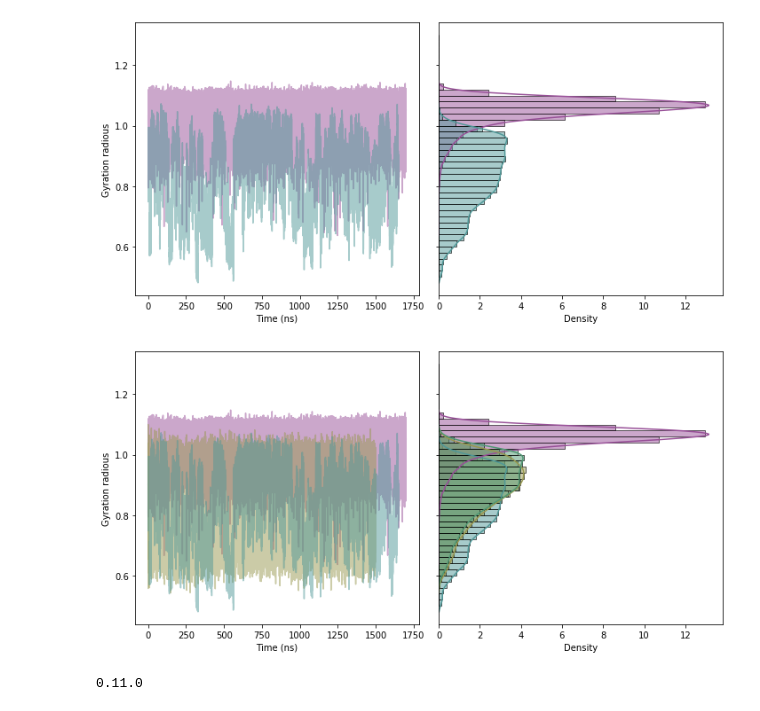
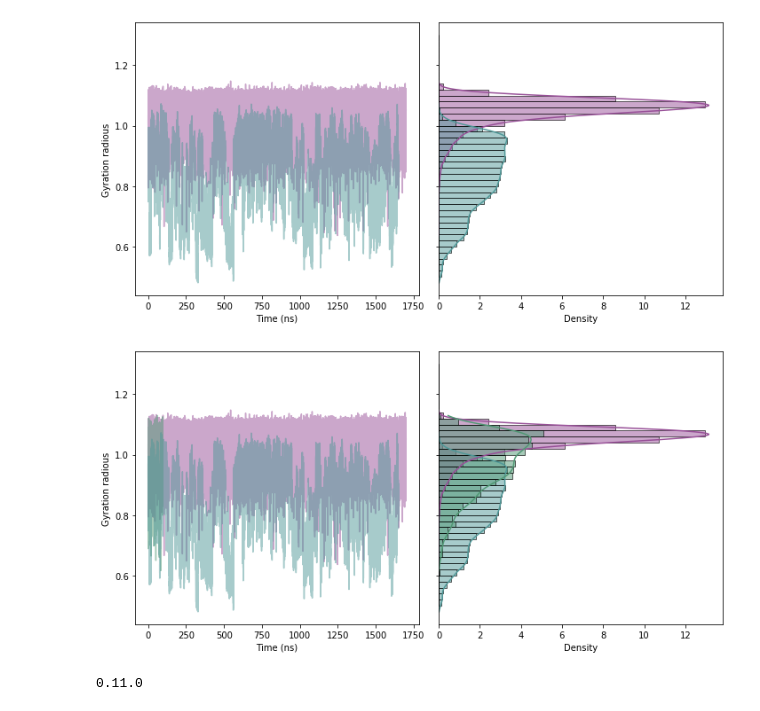
Before and after one commit to multi-ego/multi-eGO, a Jupyter notebook: gyration.ipynb, the cells around one changed output. Saved outputs shown, nothing was run; the diff lists cells and outputs as text; code cells hidden in the pictures.

Commit message:
harp0 exex

```diff
--- a/gyration.ipynb
+++ b/gyration.ipynb
@@ -15,16 +15,16 @@ smogtogromos_gyr_pairs.drop(['g', 'h', 'j'], axis=1, inplace = True)
 smogtogromos_gyr_pairs['time'] = smogtogromos_gyr_pairs['time']/1000
 
 
-greta_gyr_pairs = pd.read_csv('native_TTR/gyrate_greta.txt', sep = '\\s+', header=None)
-greta_gyr_pairs.columns = ['time', 'gyr', 'g', 'h', 'j']
-greta_gyr_pairs.drop(['g', 'h', 'j'], axis=1, inplace = True)
-greta_gyr_pairs['time'] = greta_gyr_pairs['time']/1000
+#greta_gyr_pairs = pd.read_csv('native_TTR/gyrate_greta.txt', sep = '\\s+', header=None)
+#greta_gyr_pairs.columns = ['time', 'gyr', 'g', 'h', 'j']
+#greta_gyr_pairs.drop(['g', 'h', 'j'], axis=1, inplace = True)
+#greta_gyr_pairs['time'] = greta_gyr_pairs['time']/1000
 
 
-greta2_gyr_pairs = pd.read_csv('native_TTR/gyrate_greta_ex2.txt', sep = '\\s+', header=None)
+greta2_gyr_pairs = pd.read_csv('native_TTR/gyrate_greta_exex_harp0.txt', sep = '\\s+', header=None)
 greta2_gyr_pairs.columns = ['time', 'gyr', 'g', 'h', 'j']
 greta2_gyr_pairs.drop(['g', 'h', 'j'], axis=1, inplace = True)
-greta2_gyr_pairs['time'] = greta_gyr_pairs['time']/1000
+greta2_gyr_pairs['time'] = greta2_gyr_pairs['time']/1000
 # %%
 fig, axes = plt.subplots(1,2, figsize = (10,5), sharey=True)
 
@@ -45,22 +45,22 @@ fig.tight_layout()
 # %%
 fig, axes = plt.subplots(1,2, figsize = (10,5), sharey=True)
 
 axes[0].set_ylabel("Gyration radious")
 axes[0].set_xlabel("Time (ns)")
 
 sns.lineplot(ax=axes[0], data=smogtogromos_gyr_pairs, y="gyr", x='time', color= '#985098', alpha=0.5)
-sns.lineplot(ax=axes[0], data=greta_gyr_pairs, y="gyr", x='time', color= '#989850', alpha=0.5)
+#sns.lineplot(ax=axes[0], data=greta_gyr_pairs, y="gyr", x='time', color= '#989850', alpha=0.5)
 sns.lineplot(ax=axes[0], data=greta2_gyr_pairs, y="gyr", x='time', color= '#509874', alpha=0.5)
 sns.lineplot(ax=axes[0], data=amber_gyr_pairs, y="gyr", x='time', color= '#509898', alpha=0.5)
 
 sns.histplot(ax=axes[1], data=amber_gyr_pairs, y = 'gyr', stat = 'density', binwidth = 0.02, binrange=[0.5,1.3],kde=True, color='#509898')
 sns.histplot(ax=axes[1], data=smogtogromos_gyr_pairs, y = 'gyr', stat = 'density', binwidth = 0.02, binrange=[0.5,1.3],kde=True, color='#985098')
-sns.histplot(ax=axes[1], data=greta_gyr_pairs, y = 'gyr', stat = 'density', binwidth = 0.02, binrange=[0.5,1.3],kde=True, color='#989850')
+#sns.histplot(ax=axes[1], data=greta_gyr_pairs, y = 'gyr', stat = 'density', binwidth = 0.02, binrange=[0.5,1.3],kde=True, color='#989850')
 sns.histplot(ax=axes[1], data=greta2_gyr_pairs, y = 'gyr', stat = 'density', binwidth = 0.02, binrange=[0.5,1.3],kde=True, color='#509874')
 
 fig.tight_layout()
 # %% [output]
-[figure, old version]
+[figure, new version]
 # %%
 import seaborn as sns
 
```
Also changed, not shown: 29 other files.
